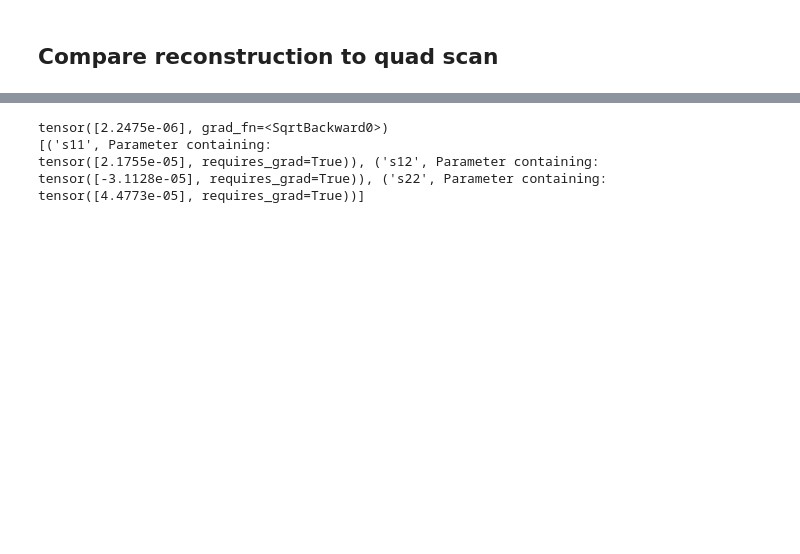
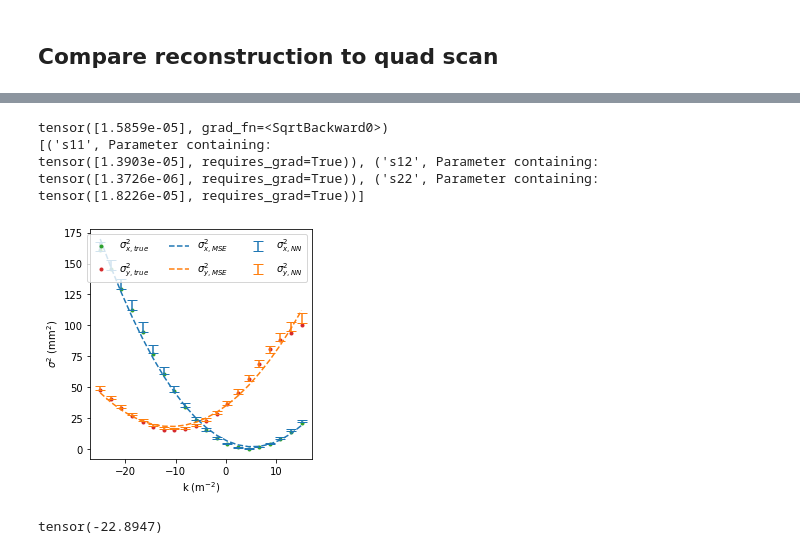
Before and after one commit to roussel-ryan/gpsr, a Jupyter notebook: modeling_experiments/max_entropy/analysis_quad_scan.ipynb, the cells around one changed output, grey strips where cells are left out. Saved outputs shown, nothing was run; the diff lists cells and outputs as text; code cells hidden in the pictures; blank space fills up the shorter version.

```diff
--- a/modeling_experiments/max_entropy/analysis_quad_scan.ipynb
+++ b/modeling_experiments/max_entropy/analysis_quad_scan.ipynb
@@ -170,26 +187,83 @@ tensor([1.8417e-05], requires_grad=True))]
 # %%
 # emittance for y
-model = EmittanceQuadScan(k.cpu(), torch.tensor(1.0), torch.tensor(0.1))
+# note we initially train on a subset of the data to prevent sinking into a local
+# extrema
+idx = slice(0,10,1)
+
+model = EmittanceQuadScan(torch.tensor(1.0), torch.tensor(0.1))
 optimizer = torch.optim.Adam(model.parameters(),
-                                 lr=0.1)  # Includes GaussianLikelihood parameters
+                                 lr=0.1)
 
 for i in range(1000):
     # Zero gradients from previous iteration
     optimizer.zero_grad()
     # Output from model
-    output = model()
+    output = model(k.cpu()[idx])
+    # Calc loss and backprop gradients
+    loss = mse_loss(output, mean_variance[...,1].cpu()[idx])
+    loss.backward()
+    #print(loss)
+    optimizer.step()
+
+# train on all the data
+for i in range(1000):
+    # Zero gradients from previous iteration
+    optimizer.zero_grad()
+    # Output from model
+    output = model(k.cpu())
     # Calc loss and backprop gradients
     loss = mse_loss(output, mean_variance[...,1].cpu())
     loss.backward()
     #print(loss)
     optimizer.step()
 
-
 print(model.emittance)
 print(list(model.named_parameters()))
+
+# predict beam variance
+gauss_y_var = model(k)
 # %% [output]
-tensor([2.2475e-06], grad_fn=<SqrtBackward0>)
+tensor([1.5859e-05], grad_fn=<SqrtBackward0>)
 [('s11', Parameter containing:
-tensor([2.1755e-05], requires_grad=True)), ('s12', Parameter containing:
-tensor([-3.1128e-05], requires_grad=True)), ('s22', Parameter containing:
-tensor([4.4773e-05], requires_grad=True))]
+tensor([1.3903e-05], requires_grad=True)), ('s12', Parameter containing:
+tensor([1.3726e-06], requires_grad=True)), ('s22', Parameter containing:
+tensor([1.8226e-05], requires_grad=True))]
+# %%
+fig,ax = plt.subplots()
+fig.set_size_inches(4,4)
+scale_factor = 1e6
+plot_mean_variance = mean_variance*scale_factor
+plot_mean_pvariance = mean_pvariance * scale_factor
+plot_error_pvariance = error_pvariance * scale_factor
+plot_error_variance = error_variance * scale_factor
+plot_gauss_x_var = gauss_x_var*scale_factor
+plot_gauss_y_var = gauss_y_var*scale_factor
+
+ax.plot(k, plot_mean_variance[...,0],'.C2',label="$\sigma_{x, true}^2$")
+ax.plot(k, plot_mean_variance[...,1],'.C3',label="$\sigma_{y, true}^2$")
+
+
+ax.errorbar(k,
+            plot_mean_pvariance[...,0],
+            plot_error_pvariance[...,0],
+            capsize=5,ls='', label="$\sigma_{x, NN}^2$")
+ax.errorbar(k,
+            plot_mean_pvariance[...,1],
+            plot_error_pvariance[...,1],
+            capsize=5,ls='', label="$\sigma_{y, NN}^2$"
+            )
+
+# print gaussian approx pred
+ax.plot(k, plot_gauss_x_var.detach(),"--C0", label="$\sigma_{x, MSE}^2$")
+ax.plot(k, plot_gauss_y_var.detach(),"--C1", label="$\sigma_{y, MSE}^2$")
+
+ax.set_ylabel("$\sigma^2$ (mm$^2$)")
+ax.set_xlabel("k (m$^{-2}$)")
+ax.legend(ncol=3)
+fig.tight_layout()
+# %% [output]
+[figure, added]
+# %%
+k[1]
+# %% [output]
+tensor(-22.8947)
```
Also changed, not shown: parts of 5 cells of this notebook, 7 other files.
